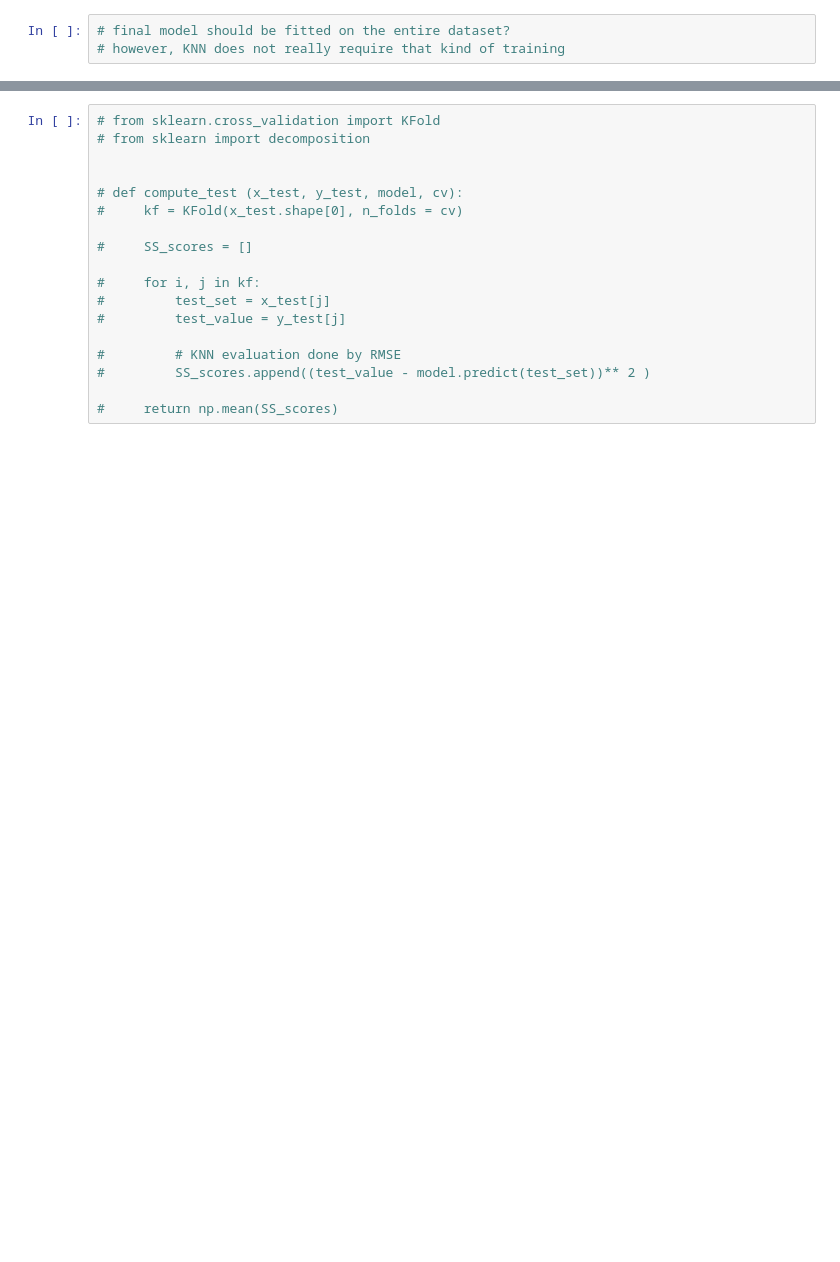
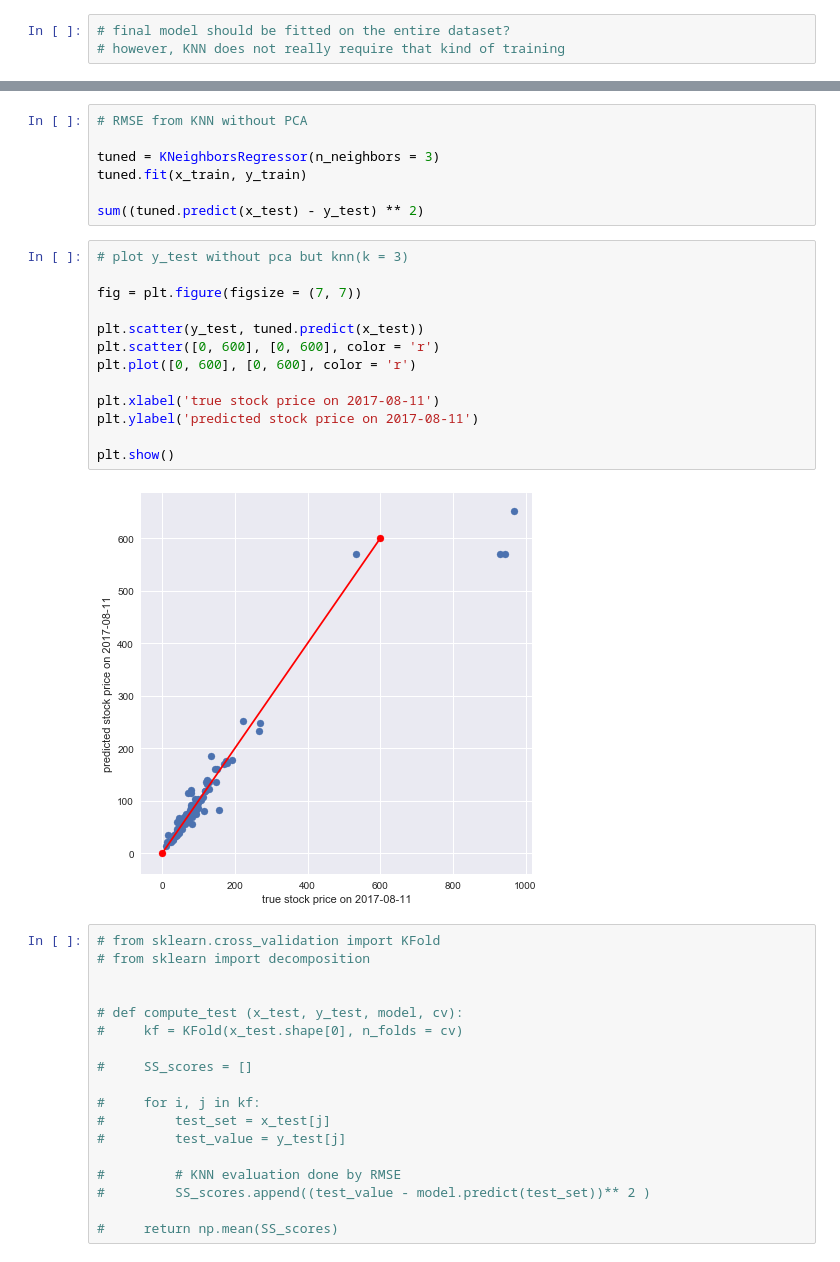
Before and after one commit to yueying-teng/RF, a Jupyter notebook: data.ipynb, the cells around one changed output, grey strips where cells are left out. Saved outputs shown, nothing was run; the diff lists cells and outputs as text; blank space fills up the shorter version.

```diff
--- a/data.ipynb
+++ b/data.ipynb
@@ -461,3 +458,25 @@ sum((pca_knn.predict(pcax_test) - pcay_test) ** 2)
+# %%
+# RMSE from KNN without PCA
+
+tuned = KNeighborsRegressor(n_neighbors = 3)
+tuned.fit(x_train, y_train)
+
+sum((tuned.predict(x_test) - y_test) ** 2)
+# %%
+# plot y_test without pca but knn(k = 3)
+
+fig = plt.figure(figsize = (7, 7))
+
+plt.scatter(y_test, tuned.predict(x_test))
+plt.scatter([0, 600], [0, 600], color = 'r')
+plt.plot([0, 600], [0, 600], color = 'r')
+
+plt.xlabel('true stock price on 2017-08-11')
+plt.ylabel('predicted stock price on 2017-08-11')
+
+plt.show()
+# %% [output]
+[figure, added]
 # %%
 # from sklearn.cross_validation import KFold
 # from sklearn import decomposition
```
Also changed, not shown: parts of 10 cells of this notebook.
